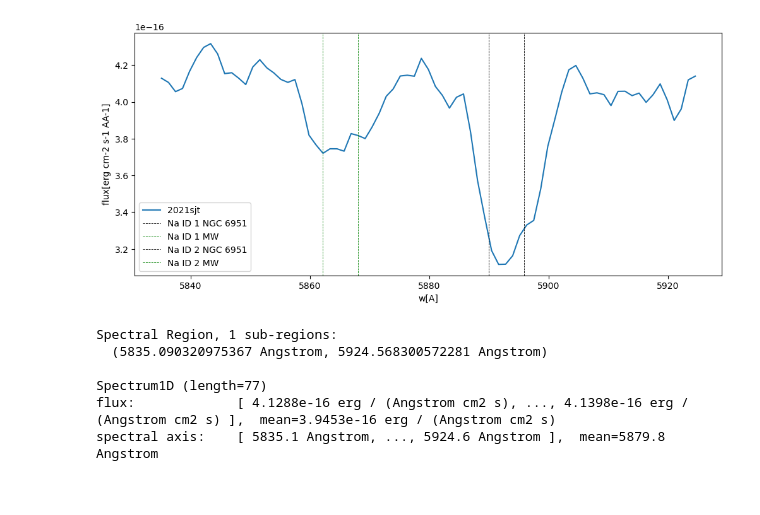
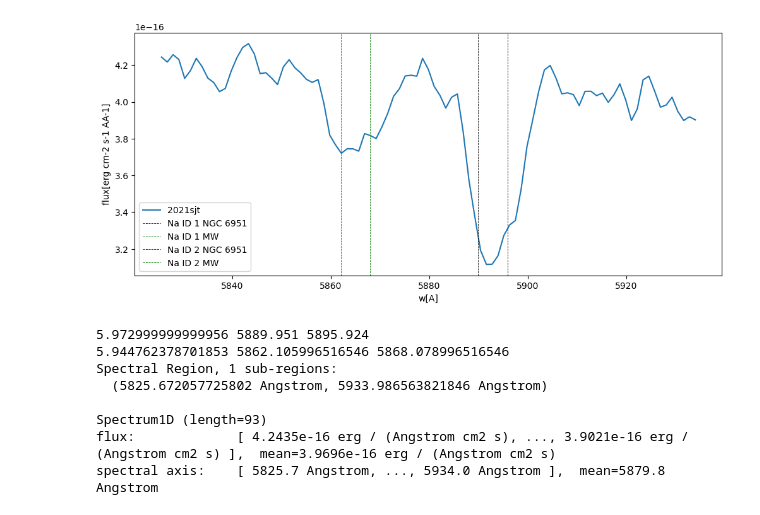
Before and after one commit to kirstytaggart/Lamat-progenitor-project, a Jupyter notebook: Measure_EW_NAID_2021sjt.ipynb, the cells around one changed output. Drawn from its saved outputs; the diff is of its cells as text; code cells hidden in the pictures.

```diff
--- a/Measure_EW_NAID_2021sjt.ipynb
+++ b/Measure_EW_NAID_2021sjt.ipynb
@@ -56,8 +55,8 @@ line_list = { # these are all in air not vacuum
     'DIB 6379': 6379,
     #
     'NA ID 5893': 5892.9, #Sodium doublet combined wavelength
-    'NA ID 1': 5889.95, #λλ5889.95, 5895.92
-    'NA ID 2': 5895.92, #λλ5889.95, 5895.92
+    'NA ID 1': 5889.951, #https://iopscience.iop.org/article/10.3847/1538-4357/abc017/pdf
+    'NA ID 2': 5895.924, #https://iopscience.iop.org/article/10.3847/1538-4357/abc017/pdf
     'CA_II 3969': 3968.5, #“Calcium H and K
     'K 7665': 7664.9, # potassium doublet
     'KI 7699': 7698.96,
@@ -96,45 +95,54 @@ dereddened_flux=remove(extinction.fitzpatrick99(wav1, a_v=1.0168, r_v=3.1), flux
 # Step 2 - Correct spectrum wavelength for redshift
 wav1=wav1/(1+z)
 # %%
-wav_region_left=5835 * u.AA
-wav_region_right=5925 * u.AA
+wav_region_left=5825 * u.AA
+wav_region_right=5935 * u.AA
 ind=np.where((wav1>wav_region_left) & (wav1<wav_region_right))
 fig, ax = plt.subplots(figsize=(12,5),nrows=1, ncols=1)
 ax.plot(wav1[ind], dereddened_flux[ind], label = '2021sjt')
 
 # plot Na ID absorption from 2021sjt,
 ax.axvline(line_list['NA ID 1'], color='black', linestyle='--',linewidth=0.6, label = 'Na ID 1 NGC 6951')
 ax.axvline(line_list['NA ID 1']/(1+z), color='green', linestyle='--',linewidth=0.6, label = 'Na ID 1 MW')
 
 ax.axvline(line_list['NA ID 2'], color='black', linestyle='--',linewidth=0.6, label = 'Na ID 2 NGC 6951')
 ax.axvline(line_list['NA ID 2']/(1+z), color='green', linestyle='--',linewidth=0.6, label = 'Na ID 2 MW')
 
 plt.legend()
 plt.xlabel("w[A]")
 ax.set_ylabel("flux[erg cm-2 s-1 AA-1]")
 plt.show()
 # %% [output]
-[figure, old version]
+[figure, new version]
 # %%
+#only NA_ID_1_X is varying, NA_ID_2_X is just an offset
 NA_ID_1_NGC=line_list['NA ID 1']
-NA_ID_2_NGC=line_list['NA ID 2']
+NA_ID_2_NGC_line=line_list['NA ID 2']
+NA_ID_NGC_DIFF = NA_ID_2_NGC_line - NA_ID_1_NGC
+NA_ID_2_NGC = NA_ID_1_NGC + 5.973
+print(NA_ID_NGC_DIFF, NA_ID_1_NGC, NA_ID_2_NGC)
+
 NA_ID_1_MW=line_list['NA ID 1']/(1+z)
-NA_ID_2_MW=line_list['NA ID 2']/(1+z)
+NA_ID_2_MW_line=line_list['NA ID 2']/(1+z)
+NA_ID_MW_DIFF = NA_ID_2_MW_line - NA_ID_1_MW
+NA_ID_2_MW = NA_ID_1_MW + 5.973
+print(NA_ID_MW_DIFF, NA_ID_1_MW, NA_ID_2_MW)
 
 spectrum = Spectrum1D(flux=dereddened_flux , spectral_axis=wav1)
-#print(NA_ID_1_NGC, NA_ID_2_NGC, NA_ID_1_MW, NA_ID_2_MW)
 sub_region = SpectralRegion(wav1[ind].min(), wav1[ind].max())
 print(sub_region)
 sub_spectrum = extract_region(spectrum, sub_region)
 print(sub_spectrum)
 line_estimates=estimate_line_parameters(sub_spectrum, models.Gaussian1D())
 # %% [output]
+5.972999999999956 5889.951 5895.924
+5.944762378701853 5862.105996516546 5868.078996516546
 Spectral Region, 1 sub-regions:
-  (5835.090320975367 Angstrom, 5924.568300572281 Angstrom)
+  (5825.672057725802 Angstrom, 5933.986563821846 Angstrom)
 
-Spectrum1D (length=77)
-flux:             [ 4.1288e-16 erg / (Angstrom cm2 s), ..., 4.1398e-16 erg / (Angstrom cm2 s) ],  mean=3.9453e-16 erg / (Angstrom cm2 s)
-spectral axis:    [ 5835.1 Angstrom, ..., 5924.6 Angstrom ],  mean=5879.8 Angstrom
+Spectrum1D (length=93)
+flux:             [ 4.2435e-16 erg / (Angstrom cm2 s), ..., 3.9021e-16 erg / (Angstrom cm2 s) ],  mean=3.9696e-16 erg / (Angstrom cm2 s)
+spectral axis:    [ 5825.7 Angstrom, ..., 5934.0 Angstrom ],  mean=5879.8 Angstrom
 # %%
 # Step 3 - Normalise the spectrum by modelling the continuum
 # NA ID 1, NA ID 2
```
Also changed, not shown: parts of 7 cells of this notebook.
